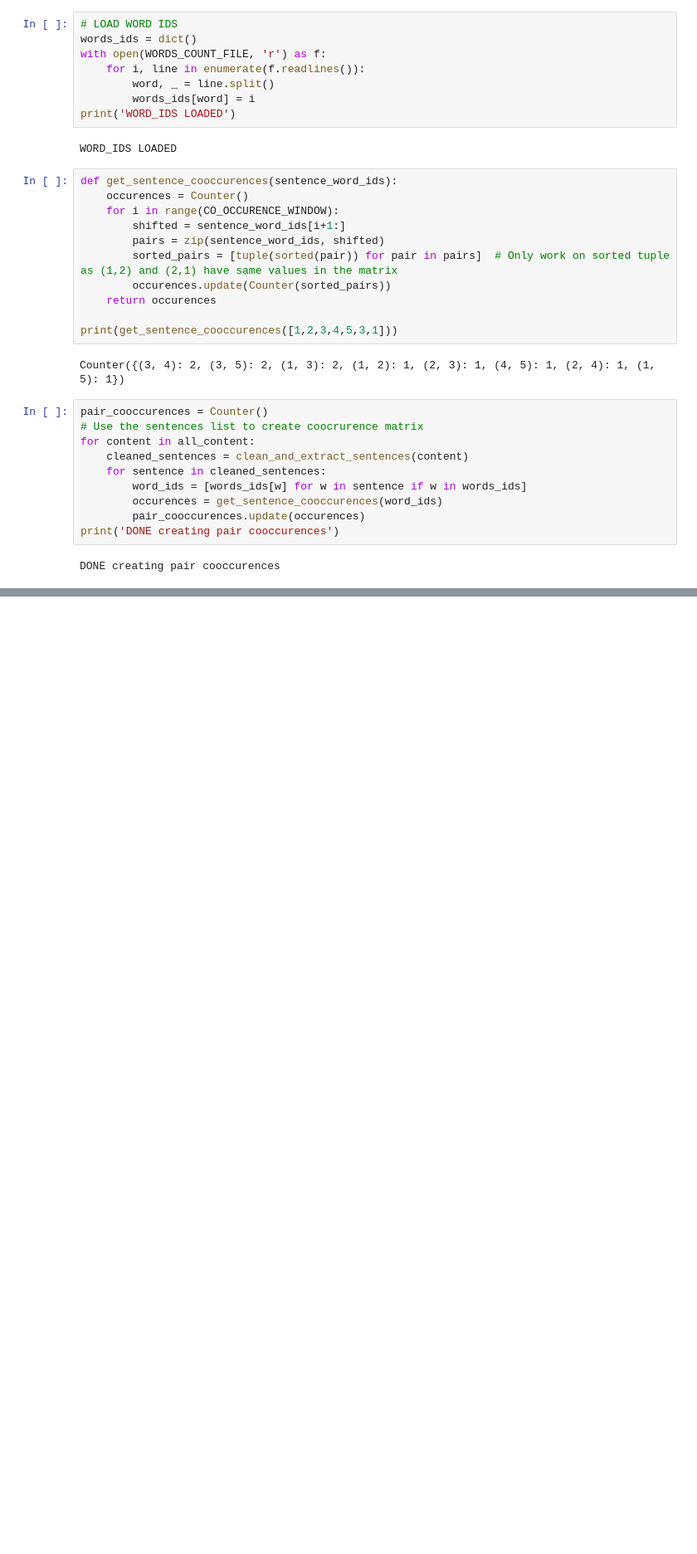
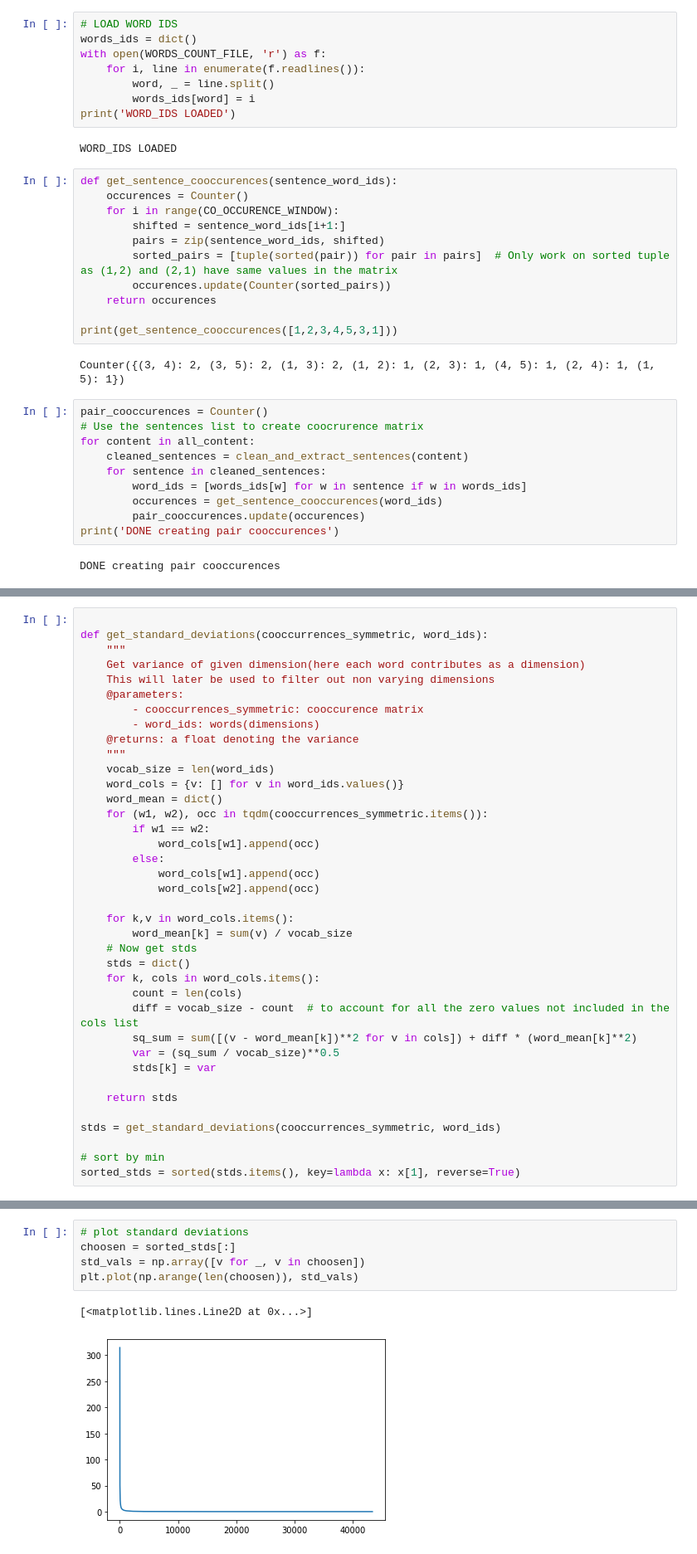
Before and after one commit to bewakes/nepali-nlp, a Jupyter notebook: Data Processing Playground.ipynb, the cells around one changed output, grey strips where cells are left out. Shown at 83% size. Drawn from its saved outputs; the diff is of its cells as text; blank space fills up the shorter version.

```diff
--- a/Data Processing Playground.ipynb
+++ b/Data Processing Playground.ipynb
@@ -118,0 +154,38 @@ NameError: name 'w1' is not defined
+# %%
+
+def get_standard_deviations(cooccurrences_symmetric, word_ids):
+    """
+    Get variance of given dimension(here each word contributes as a dimension)
+    This will later be used to filter out non varying dimensions
+    @parameters:
+        - cooccurrences_symmetric: cooccurence matrix
+        - word_ids: words(dimensions)
+    @returns: a float denoting the variance
+    """
+    vocab_size = len(word_ids)
+    word_cols = {v: [] for v in word_ids.values()}
+    word_mean = dict()
+    for (w1, w2), occ in tqdm(cooccurrences_symmetric.items()):
+        if w1 == w2:
+            word_cols[w1].append(occ)
+        else:
+            word_cols[w1].append(occ)
+            word_cols[w2].append(occ)
+
+    for k,v in word_cols.items():
+        word_mean[k] = sum(v) / vocab_size
+    # Now get stds
+    stds = dict()
+    for k, cols in word_cols.items():
+        count = len(cols)
+        diff = vocab_size - count  # to account for all the zero values not included in the cols list
+        sq_sum = sum([(v - word_mean[k])**2 for v in cols]) + diff * (word_mean[k]**2)
+        var = (sq_sum / vocab_size)**0.5
+        stds[k] = var
+
+    return stds
+
+stds = get_standard_deviations(cooccurrences_symmetric, word_ids)
+
+# sort by min
+sorted_stds = sorted(stds.items(), key=lambda x: x[1], reverse=True)
@@ -118,0 +214,8 @@ NameError: name 'w1' is not defined
+# %%
+# plot standard deviations
+choosen = sorted_stds[:]
+std_vals = np.array([v for _, v in choosen])
+plt.plot(np.arange(len(choosen)), std_vals)
+# %% [output]
+[<matplotlib.lines.Line2D at 0x...>]
+[figure, added]
```
Also changed, not shown: parts of 9 cells of this notebook, 2 other files.
